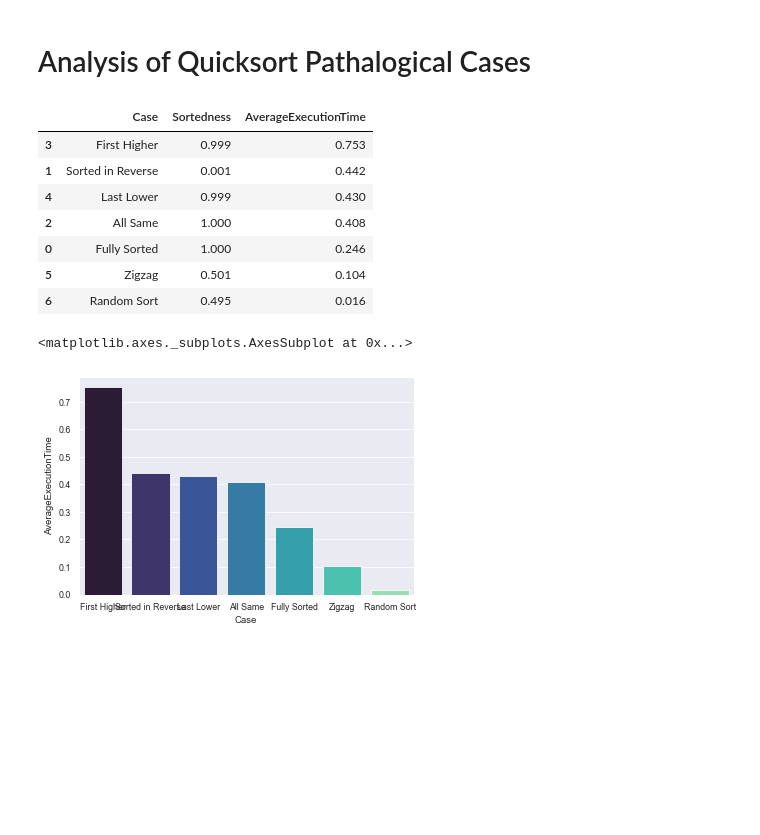
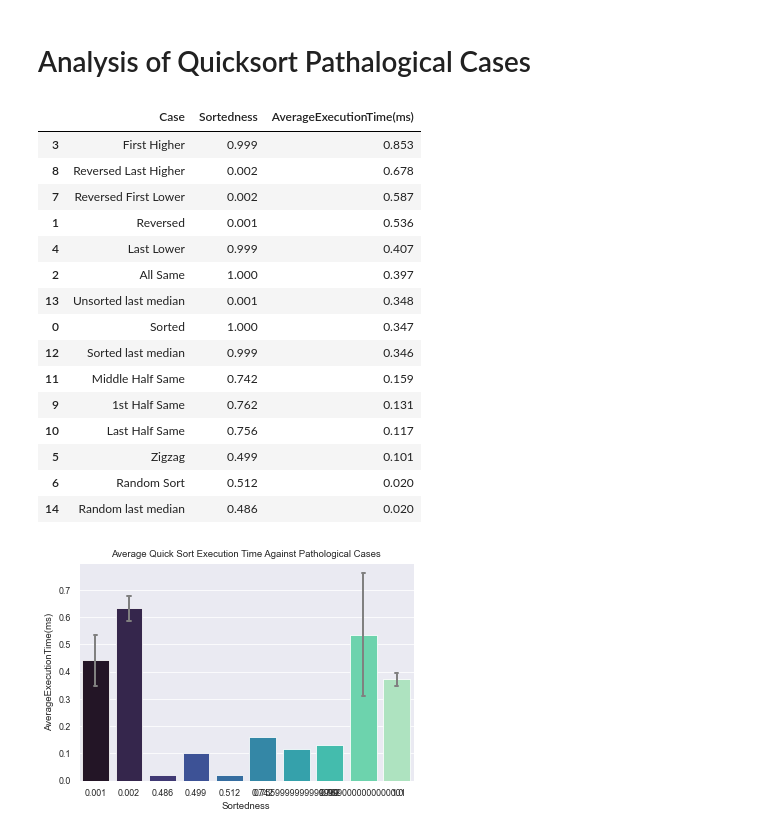
Before and after one commit to benhhack/Quick-Sort-Pathological-Case-Analysis, a Jupyter notebook: analysis.ipynb, the cells around one changed output. Cells and saved outputs as stored; diff of their text form; code cells hidden in the pictures; blank space fills up the shorter version.

Commit message:
more cases

```diff
--- a/analysis.ipynb
+++ b/analysis.ipynb
@@ -11,26 +25,27 @@ sns.set(rc={'figure.figsize':(11.7,50)})
 # %%
-data = pd.read_csv('results.csv').sort_values('AverageExecutionTime', axis=0, ascending=False)
+data = pd.read_csv('results.csv').sort_values('AverageExecutionTime(ms)', axis=0, ascending=False)
+data["Sortedness"] = data["Sortedness"].astype(float)
+data.round(3)
 data
 # %% [output]
-|  | Case | Sortedness | AverageExecutionTime |
-| 3 | First Higher | 0.999 | 0.753 |
-| 1 | Sorted in Reverse | 0.001 | 0.442 |
-| 4 | Last Lower | 0.999 | 0.430 |
-| 2 | All Same | 1.000 | 0.408 |
-| 0 | Fully Sorted | 1.000 | 0.246 |
-| 5 | Zigzag | 0.501 | 0.104 |
-| 6 | Random Sort | 0.495 | 0.016 |
+|  | Case | Sortedness | AverageExecutionTime(ms) |
+| 3 | First Higher | 0.999 | 0.853 |
+| 8 | Reversed Last Higher | 0.002 | 0.678 |
+| 7 | Reversed First Lower | 0.002 | 0.587 |
+| 1 | Reversed | 0.001 | 0.536 |
+| 4 | Last Lower | 0.999 | 0.407 |
+| 2 | All Same | 1.000 | 0.397 |
+| 13 | Unsorted last median | 0.001 | 0.348 |
+| 0 | Sorted | 1.000 | 0.347 |
+| 12 | Sorted last median | 0.999 | 0.346 |
+| 11 | Middle Half Same | 0.742 | 0.159 |
+| 9 | 1st Half Same | 0.762 | 0.131 |
+| 10 | Last Half Same | 0.756 | 0.117 |
+| 5 | Zigzag | 0.499 | 0.101 |
+| 6 | Random Sort | 0.512 | 0.020 |
+| 14 | Random last median | 0.486 | 0.020 |
-# %%
-sns.set_context('paper')
-
-sns.barplot(x='Case', y='AverageExecutionTime', data = data,
-           palette='mako',
-           capsize=0.1,
-           saturation=8,
-           errcolor='gray', errwidth=2,
-           ci='sd',
-           label='Average Quick Sort Execution Time Against Pathological Cases',
-           )
-# %% [output]
-<matplotlib.axes._subplots.AxesSubplot at 0x...>
-[figure, removed]
+# %%
+plot_data(data, 'Average Quick Sort Execution Time Against Pathological Cases', "Sortedness")
+# sns.displot(data, x="Sortedness", y="AverageExecutionTime(ms)")
+# %% [output]
+[figure, added]
```
Also changed, not shown: parts of 8 cells of this notebook, 6 other files.
